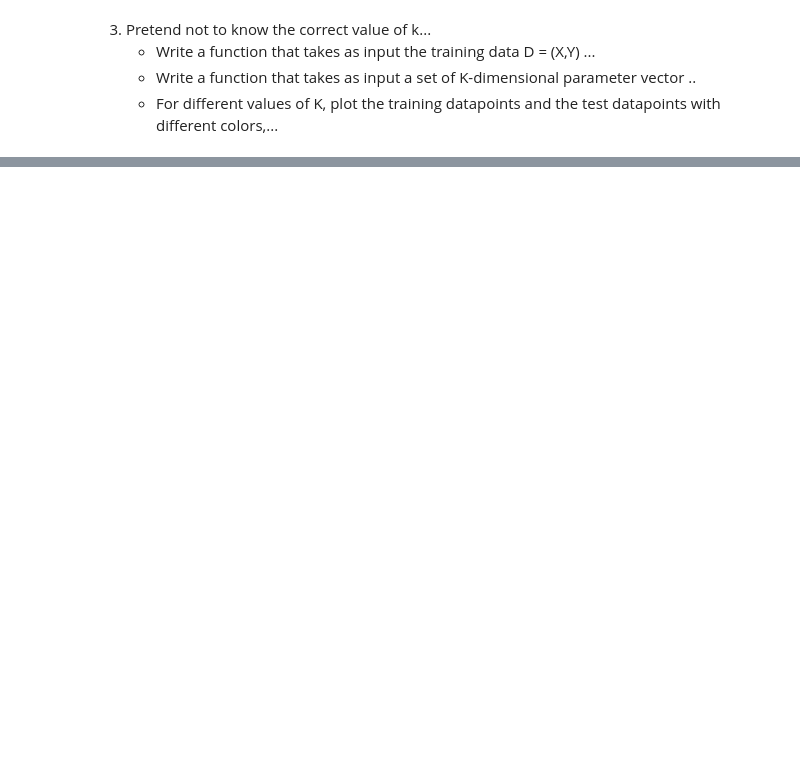
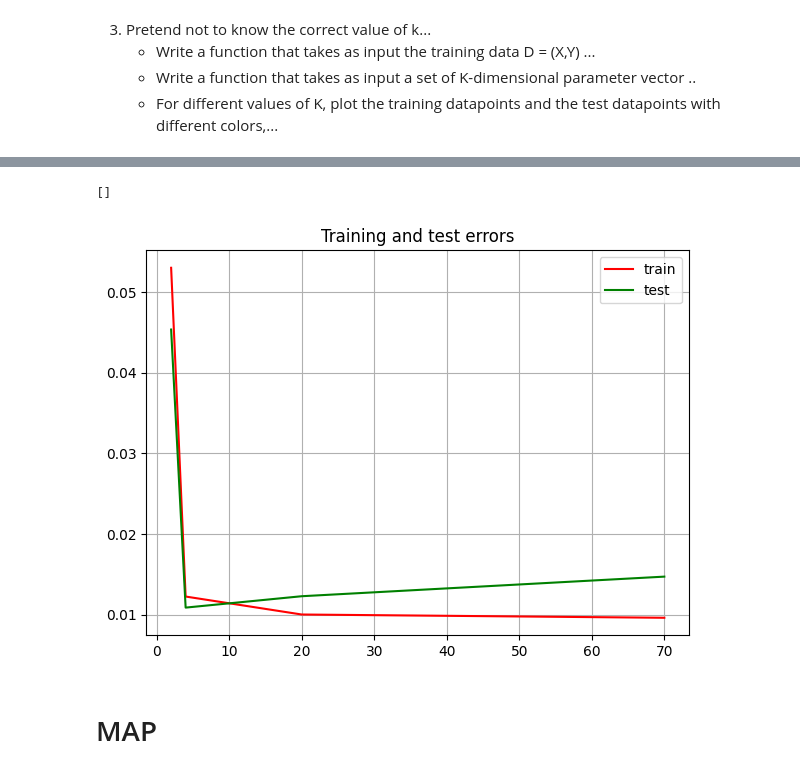
Before and after one commit to ChiaraAngileri/SMM_lab, a Jupyter notebook: Lab4/Homework4.ipynb, the cells around one changed output, grey strips where cells are left out. Drawn from its saved outputs; the diff is of its cells as text; code cells hidden in the pictures; blank space fills up the shorter version.

```diff
--- a/Lab4/Homework4.ipynb
+++ b/Lab4/Homework4.ipynb
@@ -139,0 +160,35 @@ def plot_mle(theta_mle_train, theta_mle_test):
+# %%
+D_train, D_test = split_data(D[0], D[1], 70)
+
+X_test, Y_test = D_test
+
+#k_vector = np.arange(1, 60)
+k_vector = [2, 4, 20, 70]
+
+theta_vector = []
+errors_train = []
+errors_test = []
+
+for k in k_vector:
+    theta_mle = MLE(D_train, k)
+    theta_vector.append(theta_mle)
+
+    training_error = error(D_train, k, theta_mle)
+    errors_train.append(training_error)
+
+    test_error = error(D_test, k, theta_mle)
+    errors_test.append(test_error)
+
+
+plt.figure(figsize=(7,5))
+plt.title("Training and test errors")
+plt.plot(k_vector, errors_train, color='red')
+plt.plot(k_vector, errors_test, color='green')
+plt.legend(['train', 'test'])
+plt.grid()
+plt.plot()
+# %% [output]
+[]
+[figure, added]
+# %% [markdown]
+# MAP
```
Also changed, not shown: parts of 24 cells of this notebook, 1 other file.
